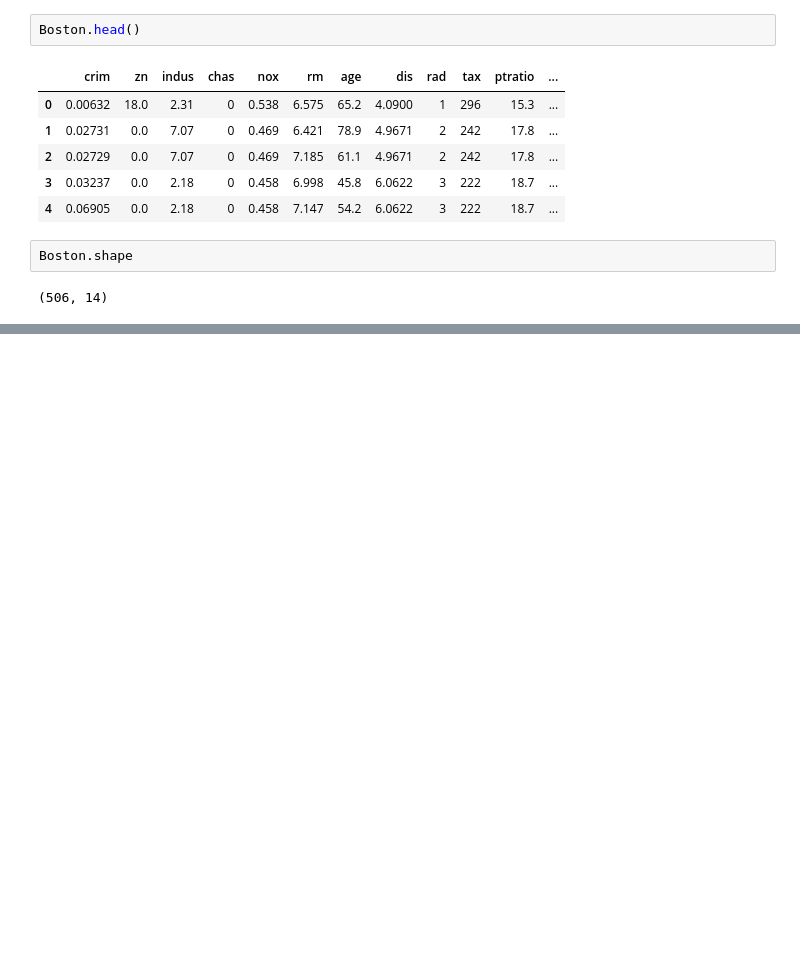
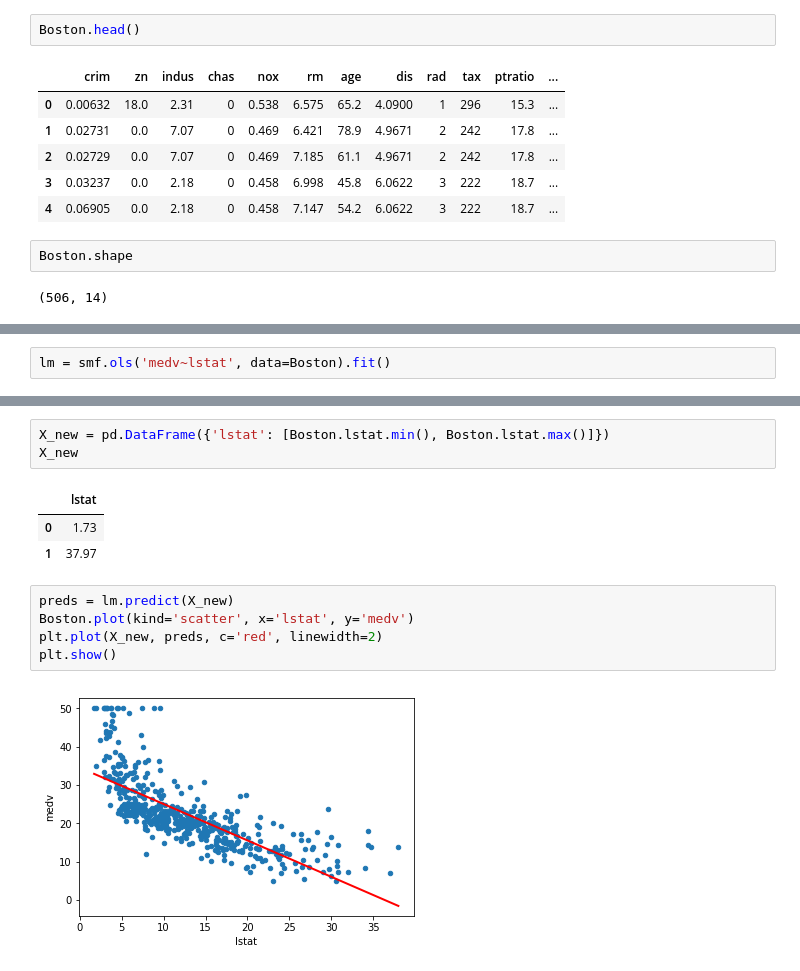
Before and after one commit to evolsidog/Statistical-Learning-Stanford, a Jupyter notebook: linear_regression/Python-exercises/linear_regression.ipynb, the cells around one changed output, grey strips where cells are left out. Cells and saved outputs as stored; diff of their text form; blank space fills up the shorter version.

```diff
--- a/linear_regression/Python-exercises/linear_regression.ipynb
+++ b/linear_regression/Python-exercises/linear_regression.ipynb
@@ -52,0 +59,2 @@ Boston.shape
+# %%
+lm = smf.ols('medv~lstat', data=Boston).fit()
@@ -52,0 +123,14 @@ Boston.shape
+# %%
+X_new = pd.DataFrame({'lstat': [Boston.lstat.min(), Boston.lstat.max()]})
+X_new
+# %% [output]
+|  | lstat |
+| 0 | 1.73 |
+| 1 | 37.97 |
+# %%
+preds = lm.predict(X_new)
+Boston.plot(kind='scatter', x='lstat', y='medv')
+plt.plot(X_new, preds, c='red', linewidth=2)
+plt.show()
+# %% [output]
+[figure, added]
```
Also changed, not shown: parts of 14 cells of this notebook.
